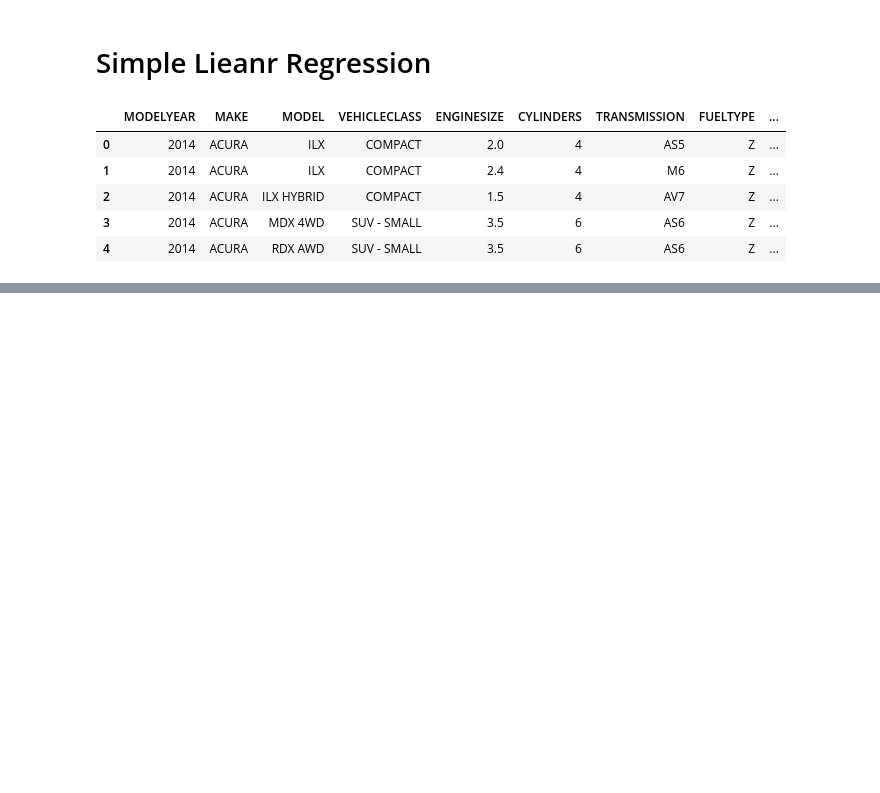
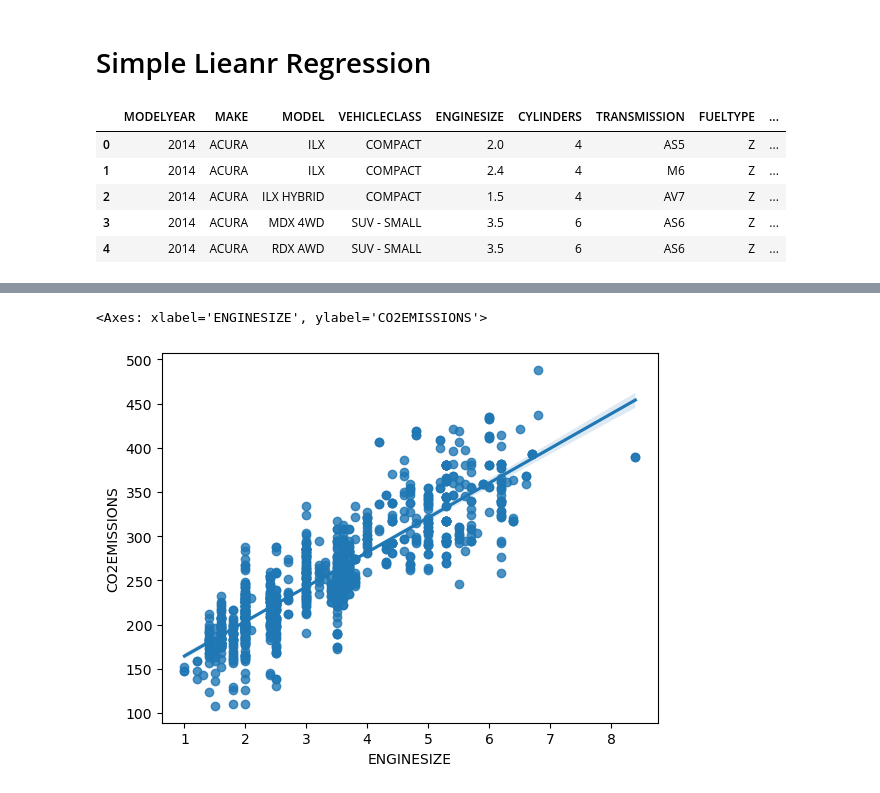
Before and after one commit to Immortal-Pi/IBMdatascience, a Jupyter notebook: ML/mlbasics.ipynb, the cells around one changed output, grey strips where cells are left out. Cells and saved outputs as stored; diff of their text form; code cells hidden in the pictures; blank space fills up the shorter version.

```diff
--- a/ML/mlbasics.ipynb
+++ b/ML/mlbasics.ipynb
@@ -30,0 +55,6 @@ dfc=df[['MODELYEAR','ENGINESIZE','CYLINDERS','FUELCONSUMPTION_COMB']]
+# %%
+# plt.scatter(dfc['ENGINESIZE'],dfc['CO2EMISSIONS'],color='blue')
+sns.regplot(dfc,x='ENGINESIZE',y='CO2EMISSIONS')
+# %% [output]
+<Axes: xlabel='ENGINESIZE', ylabel='CO2EMISSIONS'>
+[figure, added]
```
Also changed, not shown: parts of 20 cells of this notebook.
